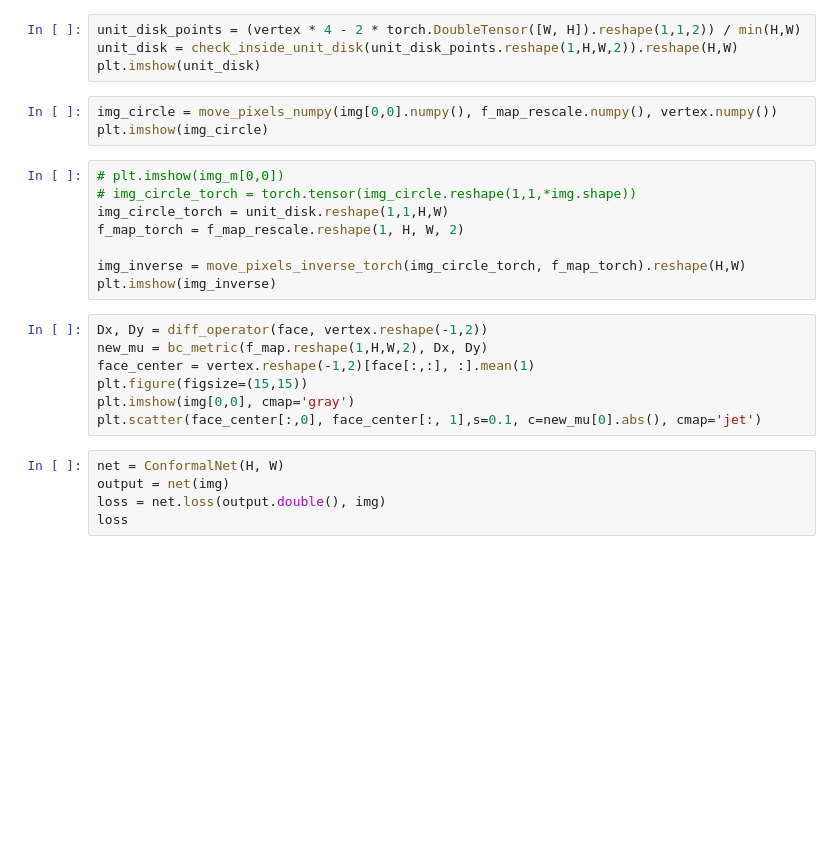
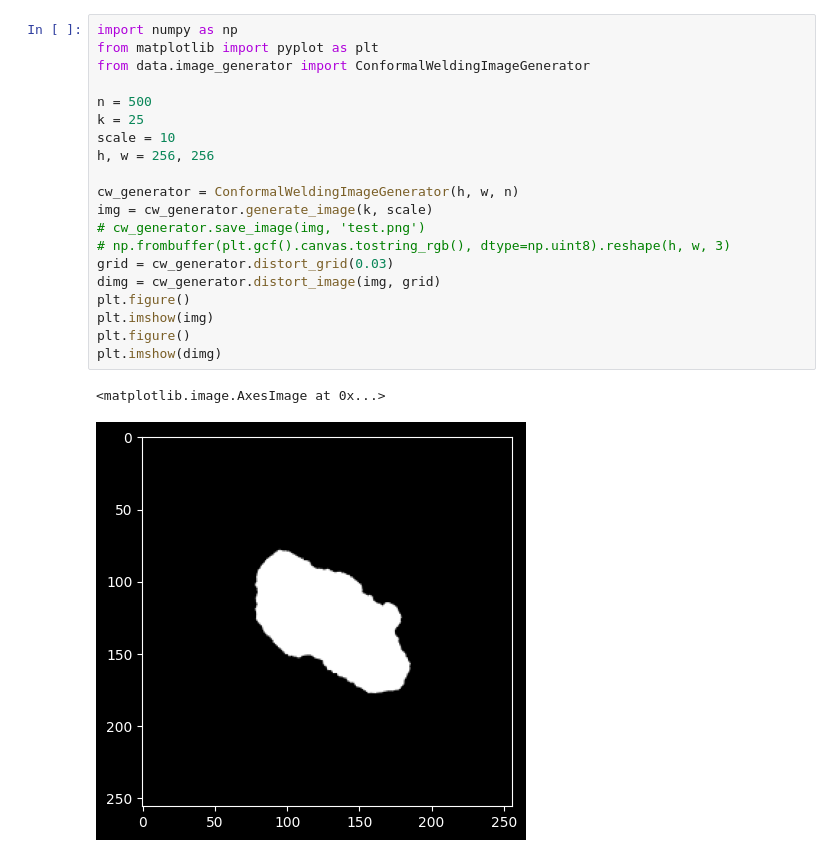
Before and after one commit to CheerL/hbsn, a Jupyter notebook: test.ipynb, the cells around one changed output. Saved outputs shown, nothing was run; the diff lists cells and outputs as text; blank space fills up the shorter version.

```diff
--- a/test.ipynb
+++ b/test.ipynb
@@ -119,27 +1,23 @@ K.min(), K.max()
-# %%
-unit_disk_points = (vertex * 4 - 2 * torch.DoubleTensor([W, H]).reshape(1,1,2)) / min(H,W)
-unit_disk = check_inside_unit_disk(unit_disk_points.reshape(1,H,W,2)).reshape(H,W)
-plt.imshow(unit_disk)
-# %%
-img_circle = move_pixels_numpy(img[0,0].numpy(), f_map_rescale.numpy(), vertex.numpy())
-plt.imshow(img_circle)
-# %%
-# plt.imshow(img_m[0,0])
-# img_circle_torch = torch.tensor(img_circle.reshape(1,1,*img.shape))
-img_circle_torch = unit_disk.reshape(1,1,H,W)
-f_map_torch = f_map_rescale.reshape(1, H, W, 2)
-
-img_inverse = move_pixels_inverse_torch(img_circle_torch, f_map_torch).reshape(H,W)
-plt.imshow(img_inverse)
-# %%
-Dx, Dy = diff_operator(face, vertex.reshape(-1,2))
-new_mu = bc_metric(f_map.reshape(1,H,W,2), Dx, Dy)
-face_center = vertex.reshape(-1,2)[face[:,:], :].mean(1)
-plt.figure(figsize=(15,15))
-plt.imshow(img[0,0], cmap='gray')
-plt.scatter(face_center[:,0], face_center[:, 1],s=0.1, c=new_mu[0].abs(), cmap='jet')
-# %%
-net = ConformalNet(H, W)
-output = net(img)
-loss = net.loss(output.double(), img)
-loss
+# %%
+import numpy as np
+from matplotlib import pyplot as plt
+from data.image_generator import ConformalWeldingImageGenerator
+
+n = 500
+k = 25
+scale = 10
+h, w = 256, 256
+
+cw_generator = ConformalWeldingImageGenerator(h, w, n)
+img = cw_generator.generate_image(k, scale)
+# cw_generator.save_image(img, 'test.png')
+# np.frombuffer(plt.gcf().canvas.tostring_rgb(), dtype=np.uint8).reshape(h, w, 3)
+grid = cw_generator.distort_grid(0.03)
+dimg = cw_generator.distort_image(img, grid)
+plt.figure()
+plt.imshow(img)
+plt.figure()
+plt.imshow(dimg)
+# %% [output]
+<matplotlib.image.AxesImage at 0x...>
+[figure, added]
```
Also changed, not shown: parts of 15 cells of this notebook, 13 other files.
